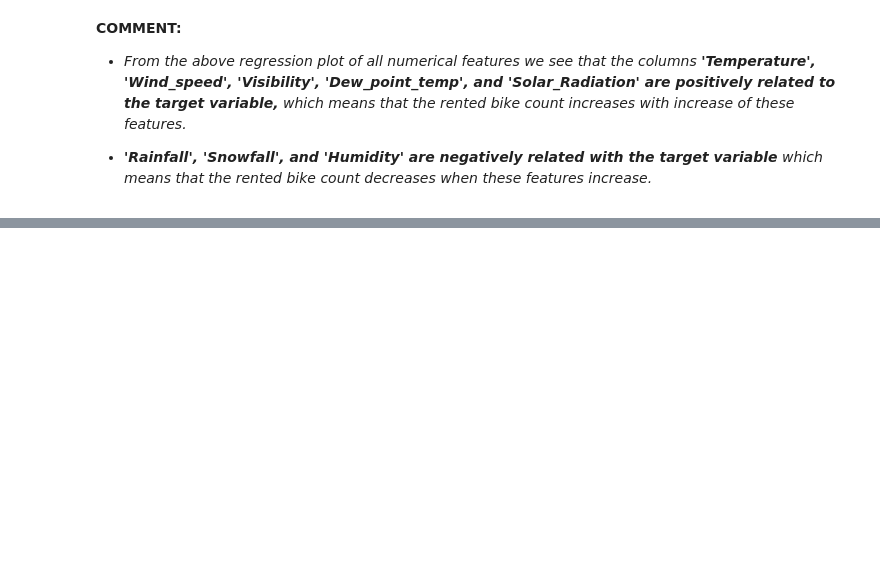
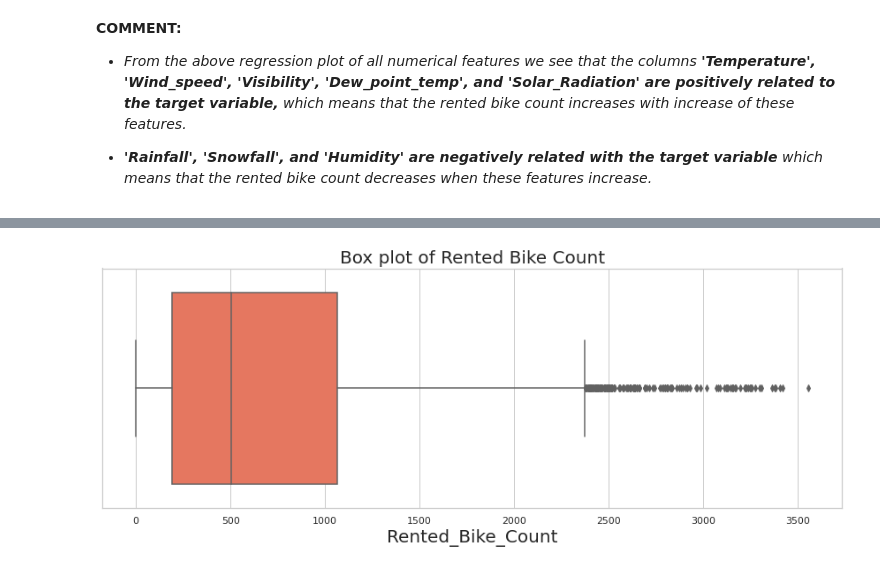
Before and after one commit to Madhu-95/Capstone2_ML_Regression, a Jupyter notebook: Bike_Sharing_Demand_Prediction_Capstone_Project(Supervised_ML)_by_MADHU_KUMARI.ipynb, the cells around one changed output, grey strips where cells are left out. Drawn from its saved outputs; the diff is of its cells as text; code cells hidden in the pictures; blank space fills up the shorter version.

```diff
--- a/Bike_Sharing_Demand_Prediction_Capstone_Project(Supervised_ML)_by_MADHU_KUMARI.ipynb
+++ b/Bike_Sharing_Demand_Prediction_Capstone_Project(Supervised_ML)_by_MADHU_KUMARI.ipynb
@@ -626,0 +639,11 @@ for col in numerical_features:
+# %%
+# plot boxplot for rented bike count to check outliers
+fig = plt.figure(figsize=(15,5))
+sns.boxplot( x=RBC, palette="Reds")
+
+plt.title('Box plot of Rented Bike Count', fontsize=20)
+plt.xlabel('Rented_Bike_Count', fontsize=20)
+
+plt.show()
+# %% [output]
+[figure, added]
```
Also changed, not shown: parts of 43 cells of this notebook.
